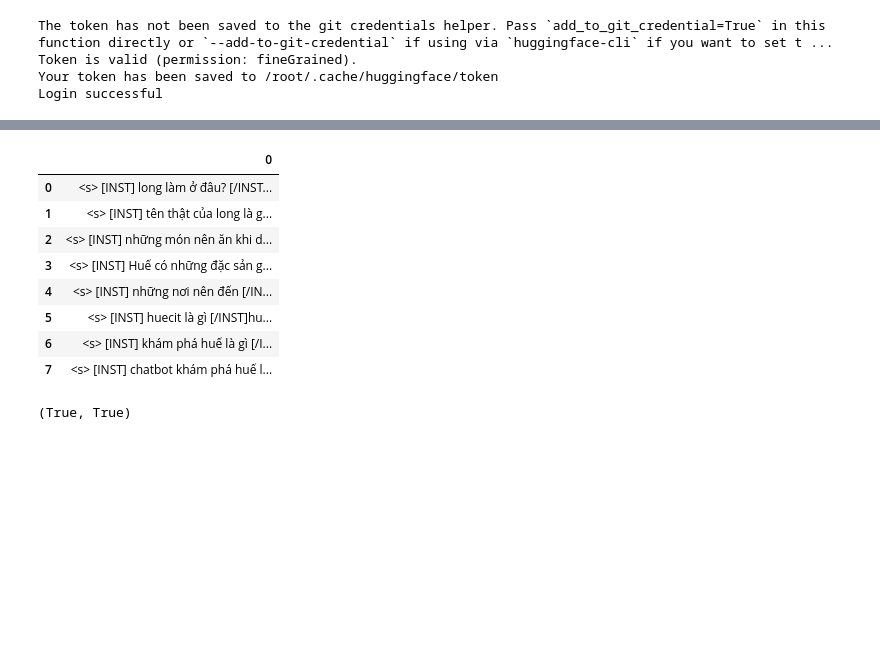
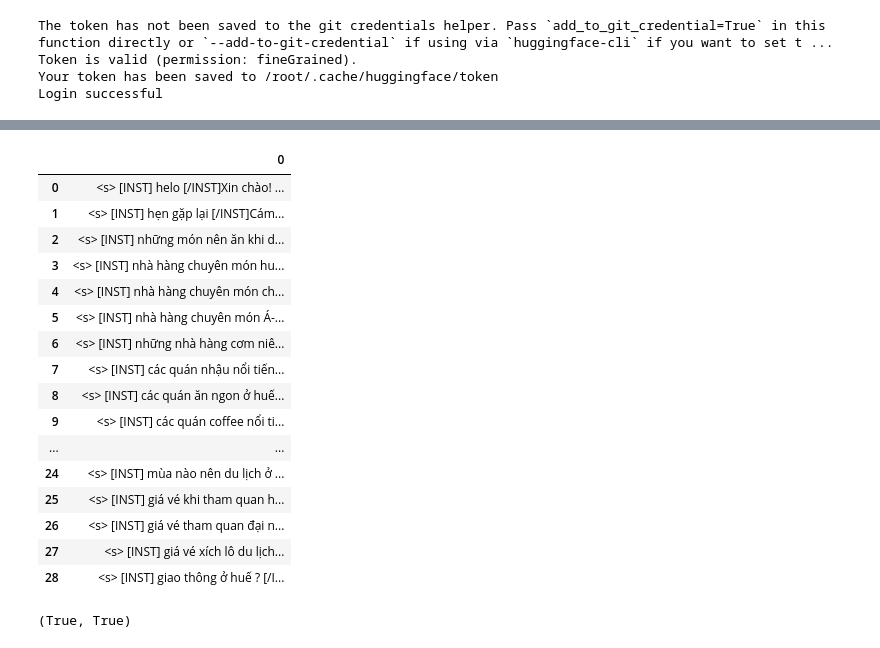
Before and after one commit to 016886611529a/016886611529a, a Jupyter notebook: vistral7b.ipynb, the cells around one changed output, grey strips where cells are left out. Drawn from its saved outputs; the diff is of its cells as text; code cells hidden in the pictures; blank space fills up the shorter version.

Commit message:
Kaggle Notebook | vistral7b | Version 4

```diff
--- a/vistral7b.ipynb
+++ b/vistral7b.ipynb
@@ -74,19 +74,27 @@ View run at https://wandb.ai/nguyenngoclongpdl13-trung-t-m-c-ng-ngh-th-ng-tin-th
 # %%
-df = pd.read_excel("/kaggle/input/dataset2/dataset.xlsx")
+df = pd.read_excel("/kaggle/input/dataset/dataset.xlsx")
 df
 df['text'] = '<s> [INST] ' + df['question'] +' [/INST]'+ df['answer'] + '</s>'
 dataset = Dataset.from_pandas(df[['text']])
 pd.DataFrame(dataset['text'])
 # %% [output]
 |  | 0 |
-| 0 | <s> [INST] long làm ở đâu? [/INST... |
-| 1 | <s> [INST] tên thật của long là g... |
+| 0 | <s> [INST] helo [/INST]Xin chào! ... |
+| 1 | <s> [INST] hẹn gặp lại [/INST]Cám... |
 | 2 | <s> [INST] những món nên ăn khi d... |
-| 3 | <s> [INST] Huế có những đặc sản g... |
-| 4 | <s> [INST] những nơi nên đến [/IN... |
-| 5 | <s> [INST] huecit là gì [/INST]hu... |
-| 6 | <s> [INST] khám phá huế là gì [/I... |
-| 7 | <s> [INST] chatbot khám phá huế l... |
+| 3 | <s> [INST] nhà hàng chuyên món hu... |
+| 4 | <s> [INST] nhà hàng chuyên món ch... |
+| 5 | <s> [INST] nhà hàng chuyên món Á-... |
+| 6 | <s> [INST] những nhà hàng cơm niê... |
+| 7 | <s> [INST] các quán nhậu nổi tiến... |
+| 8 | <s> [INST] các quán ăn ngon ở huế... |
+| 9 | <s> [INST] các quán coffee nổi ti... |
+| ... | ... |
+| 24 | <s> [INST] mùa nào nên du lịch ở ... |
+| 25 | <s> [INST] giá vé khi tham quan h... |
+| 26 | <s> [INST] giá vé tham quan đại n... |
+| 27 | <s> [INST] giá vé xích lô du lịch... |
+| 28 | <s> [INST] giao thông ở huế ? [/I... |
 # %%
 # Load base model(Mistral 7B)
 bnb_config = BitsAndBytesConfig(
```
Also changed, not shown: parts of 4 cells of this notebook.
